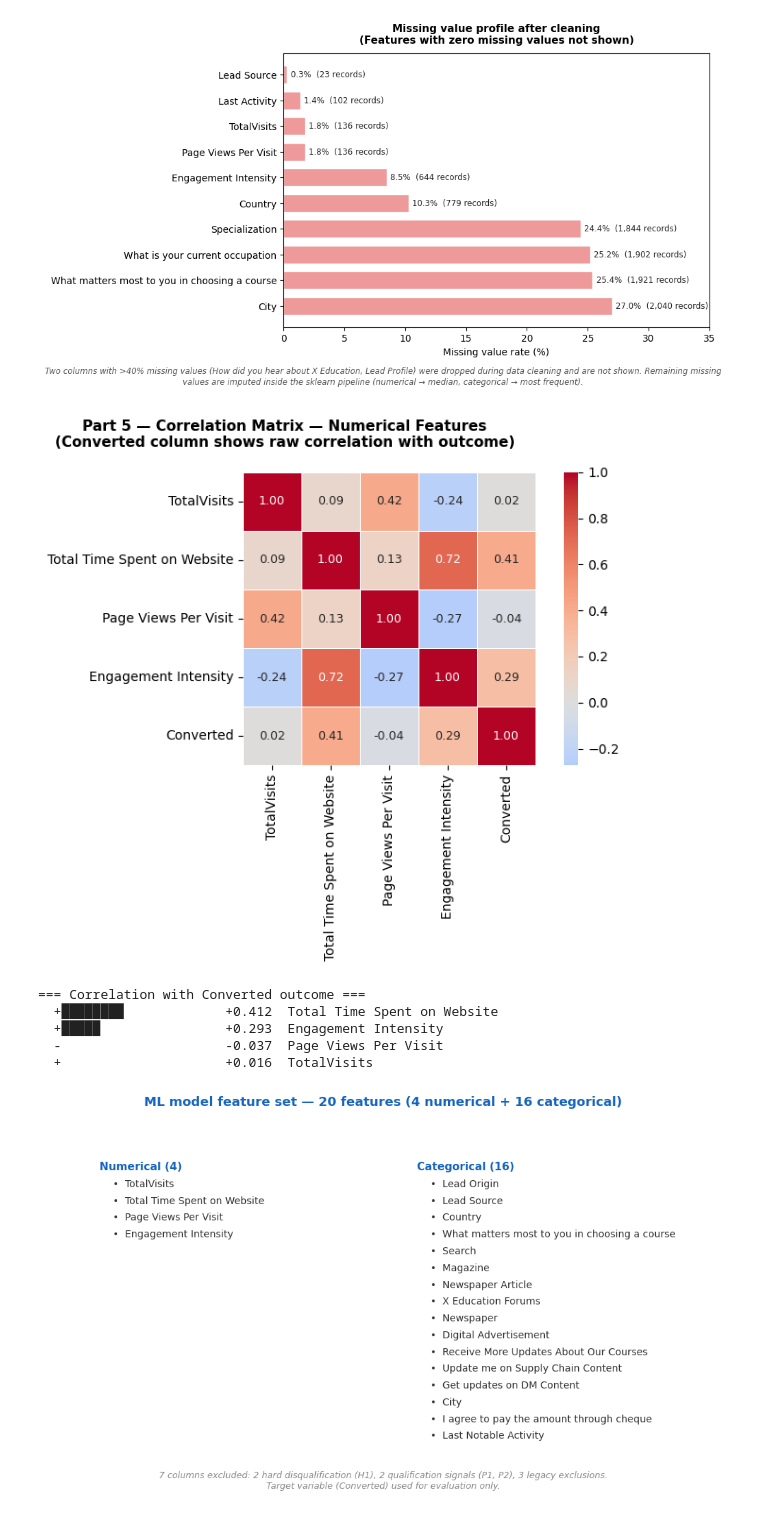
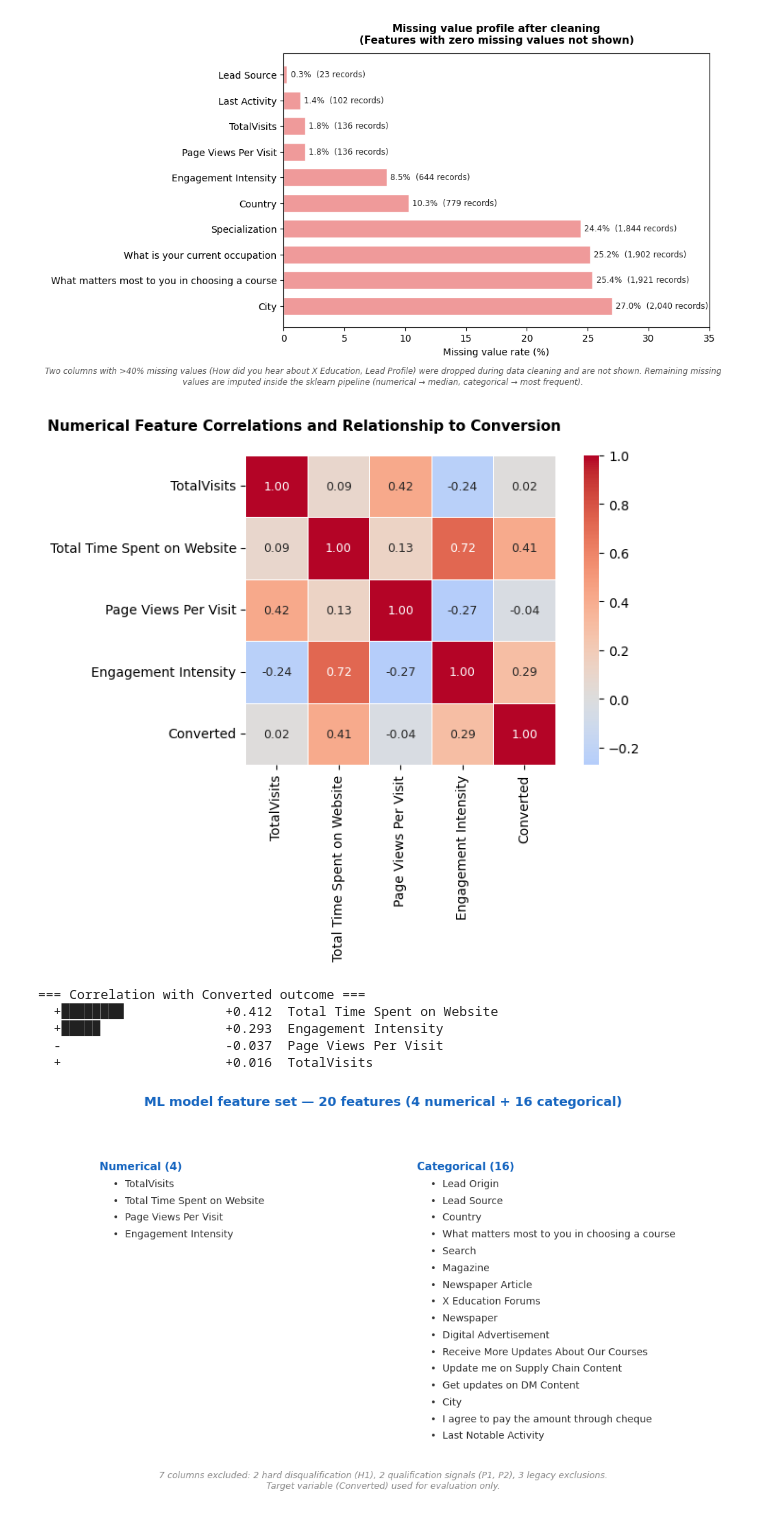
Before and after one commit to thomami244/Masters_Constrained_Lead_Qualification, a Jupyter notebook: Masters_Constrained_Lead_Qualification_Notebook.ipynb, the cells around one changed output. Cells and saved outputs as stored; diff of their text form; code cells hidden in the pictures.

Commit message:
Clarifying figures

```diff
--- a/Masters_Constrained_Lead_Qualification_Notebook.ipynb
+++ b/Masters_Constrained_Lead_Qualification_Notebook.ipynb
@@ -958,38 +958,39 @@ plt.show()
 
 num_cols = df.select_dtypes(include=[np.number]).columns.tolist()
 if "Converted" in num_cols:
     # Reorder so Converted is last
     num_cols = [c for c in num_cols if c != "Converted"] + ["Converted"]
 
 corr = df[num_cols].corr()
 
 fig, ax = plt.subplots(figsize=(8, 6))
-fig.suptitle('Part 5 — Correlation Matrix — Numerical Features\n'
-             '(Converted column shows raw correlation with outcome)',
-             fontsize=11, fontweight='bold')
-
+fig.suptitle(
+    'Numerical Feature Correlations and Relationship to Conversion',
+    fontsize=11,
+    fontweight='bold'
+)
 mask = np.zeros_like(corr, dtype=bool)
 mask[np.triu_indices_from(mask, k=1)] = True
 
 sns.heatmap(corr, ax=ax, annot=True, fmt=".2f", cmap="coolwarm",
             center=0, linewidths=0.5, square=True,
             annot_kws={"size": 9}, mask=False)
 
 ax.set_title('')
 plt.tight_layout()
 plt.savefig('fig_EDA_05_correlation_heatmap.png', dpi=150, bbox_inches='tight')
 plt.show()
 
 # Print correlation with Converted specifically
 print("=== Correlation with Converted outcome ===")
 conv_corr = corr["Converted"].drop("Converted").sort_values(
     key=abs, ascending=False)
 for feat, val in conv_corr.items():
     bar_str = '█' * int(abs(val) * 20)
     direction = '+' if val > 0 else '-'
     print(f"  {direction}{bar_str:<20} {val:+.3f}  {feat}")
 # %% [output]
-[figure, old version]
+[figure, new version]
 === Correlation with Converted outcome ===
   +████████             +0.412  Total Time Spent on Website
   +█████                +0.293  Engagement Intensity
```
